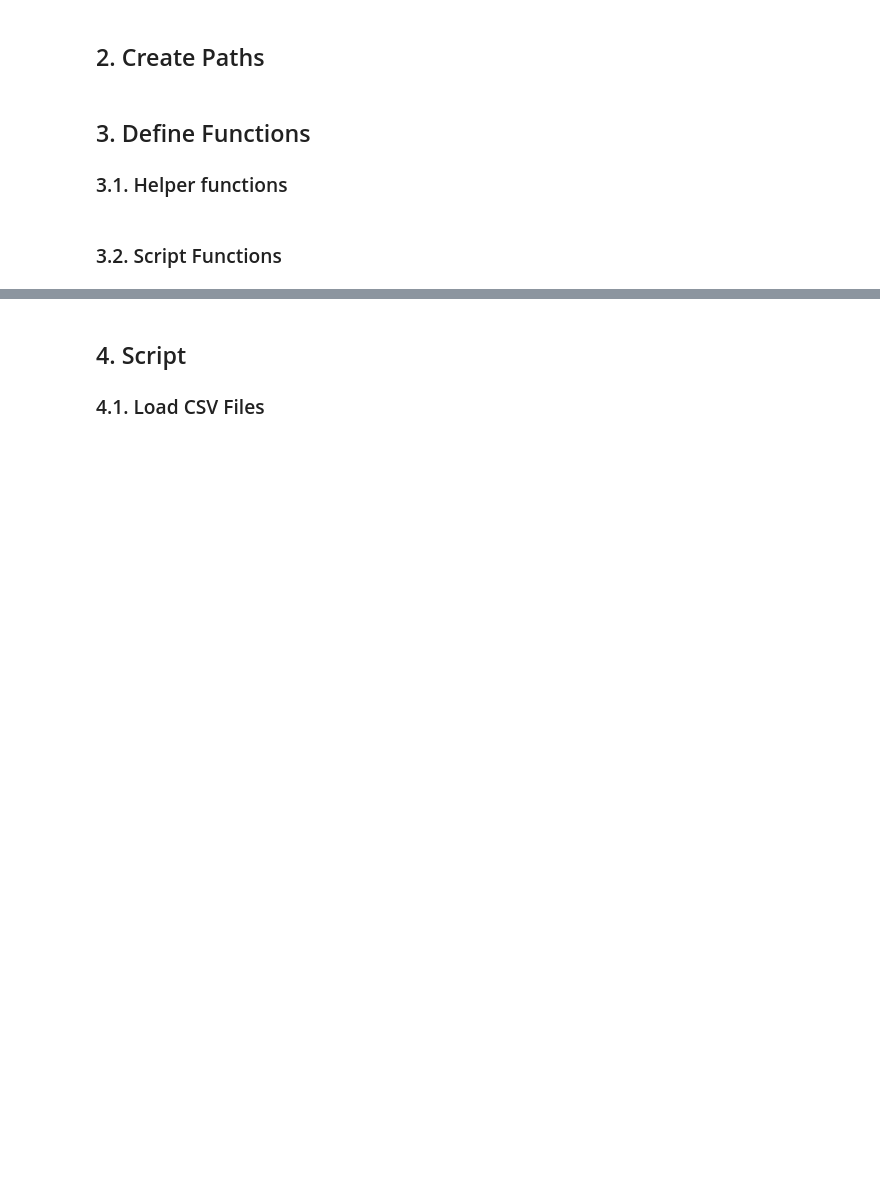
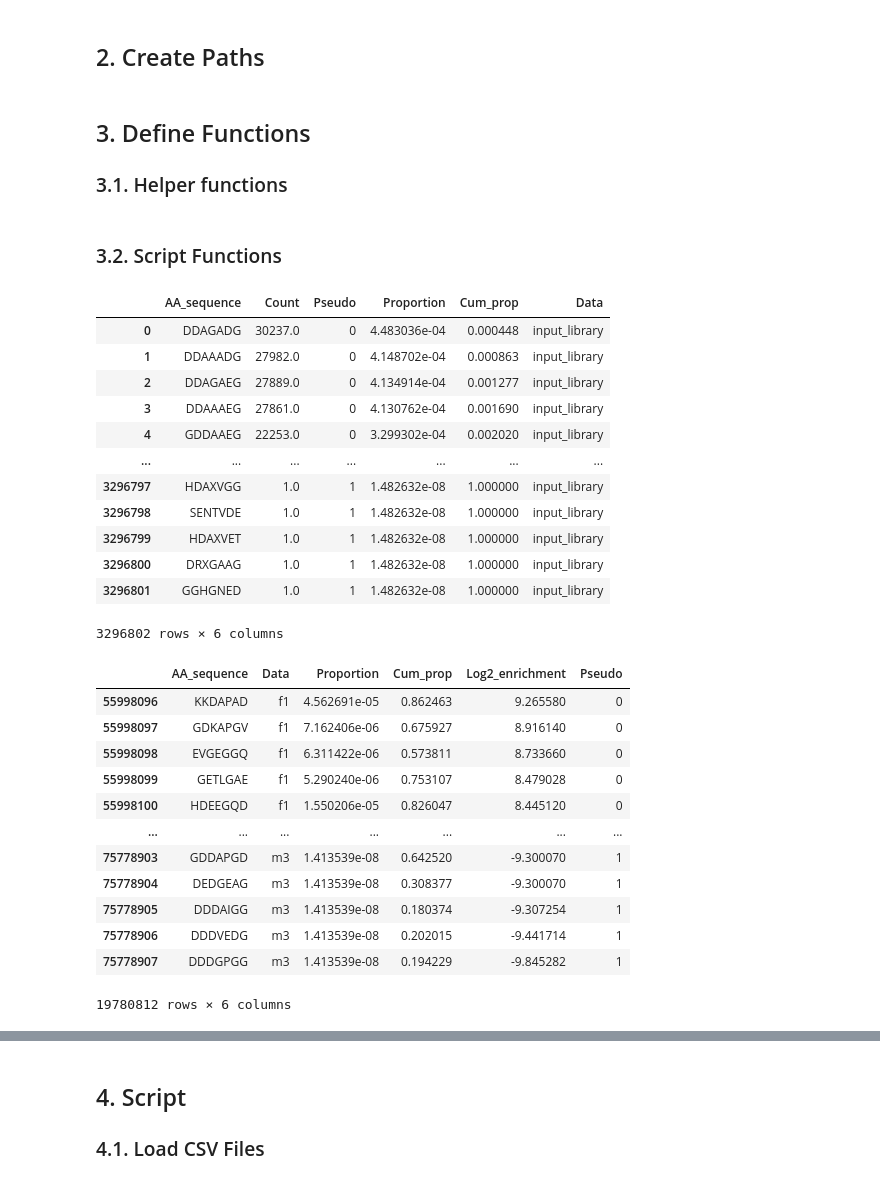
Before and after one commit to Kolly97/Internship_Grimm_Lab, a Jupyter notebook: Script_plots.ipynb, the cells around one changed output, grey strips where cells are left out. Drawn from its saved outputs; the diff is of its cells as text; code cells hidden in the pictures; blank space fills up the shorter version.

```diff
--- a/Script_plots.ipynb
+++ b/Script_plots.ipynb
@@ -76,0 +85,29 @@ def extract_info(table, *columns):
+# %%
+display (input_lib, df)
+# %% [output]
+|  | AA_sequence | Count | Pseudo | Proportion | Cum_prop | Data |
+| 0 | DDAGADG | 30237.0 | 0 | 4.483036e-04 | 0.000448 | input_library |
+| 1 | DDAAADG | 27982.0 | 0 | 4.148702e-04 | 0.000863 | input_library |
+| 2 | DDAGAEG | 27889.0 | 0 | 4.134914e-04 | 0.001277 | input_library |
+| 3 | DDAAAEG | 27861.0 | 0 | 4.130762e-04 | 0.001690 | input_library |
+| 4 | GDDAAEG | 22253.0 | 0 | 3.299302e-04 | 0.002020 | input_library |
+| ... | ... | ... | ... | ... | ... | ... |
+| 3296797 | HDAXVGG | 1.0 | 1 | 1.482632e-08 | 1.000000 | input_library |
+| 3296798 | SENTVDE | 1.0 | 1 | 1.482632e-08 | 1.000000 | input_library |
+| 3296799 | HDAXVET | 1.0 | 1 | 1.482632e-08 | 1.000000 | input_library |
+| 3296800 | DRXGAAG | 1.0 | 1 | 1.482632e-08 | 1.000000 | input_library |
+| 3296801 | GGHGNED | 1.0 | 1 | 1.482632e-08 | 1.000000 | input_library |
+3296802 rows × 6 columns
+|  | AA_sequence | Data | Proportion | Cum_prop | Log2_enrichment | Pseudo |
+| 55998096 | KKDAPAD | f1 | 4.562691e-05 | 0.862463 | 9.265580 | 0 |
+| 55998097 | GDKAPGV | f1 | 7.162406e-06 | 0.675927 | 8.916140 | 0 |
+| 55998098 | EVGEGGQ | f1 | 6.311422e-06 | 0.573811 | 8.733660 | 0 |
+| 55998099 | GETLGAE | f1 | 5.290240e-06 | 0.753107 | 8.479028 | 0 |
+| 55998100 | HDEEGQD | f1 | 1.550206e-05 | 0.826047 | 8.445120 | 0 |
+| ... | ... | ... | ... | ... | ... | ... |
+| 75778903 | GDDAPGD | m3 | 1.413539e-08 | 0.642520 | -9.300070 | 1 |
+| 75778904 | DEDGEAG | m3 | 1.413539e-08 | 0.308377 | -9.300070 | 1 |
+| 75778905 | DDDAIGG | m3 | 1.413539e-08 | 0.180374 | -9.307254 | 1 |
+| 75778906 | DDDVEDG | m3 | 1.413539e-08 | 0.202015 | -9.441714 | 1 |
+| 75778907 | DDDGPGG | m3 | 1.413539e-08 | 0.194229 | -9.845282 | 1 |
+19780812 rows × 6 columns
```
Also changed, not shown: parts of 19 cells of this notebook.
